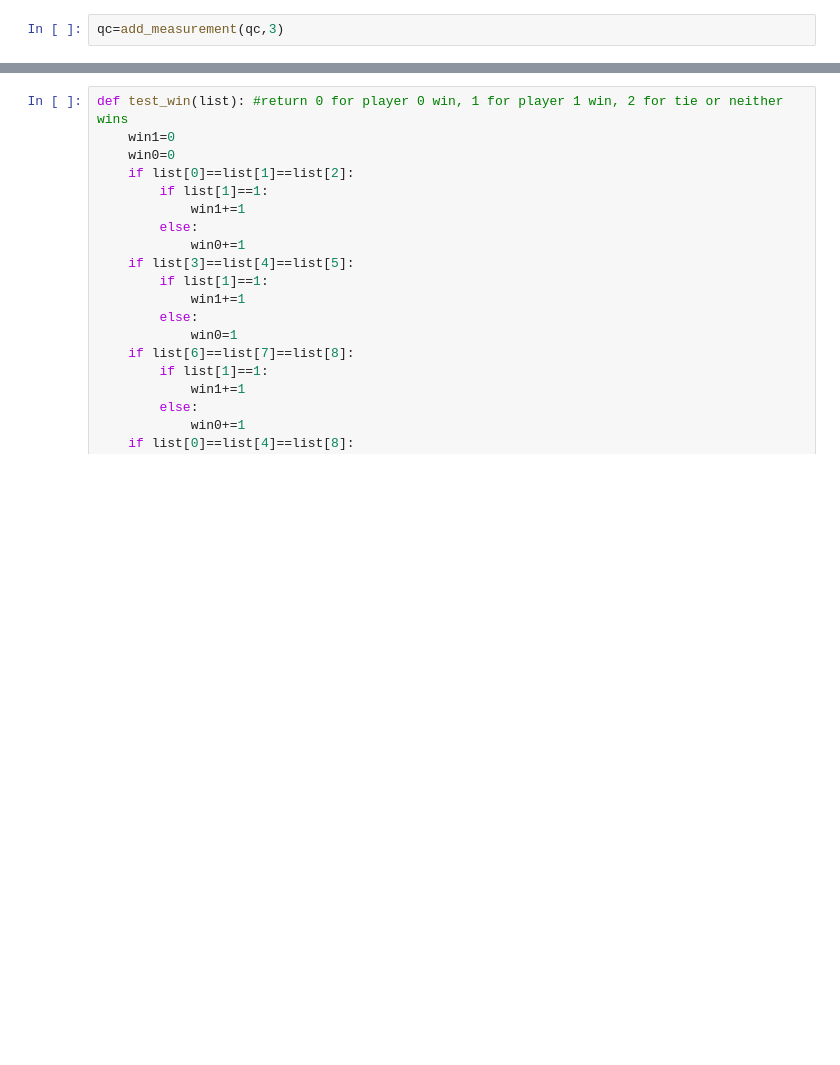
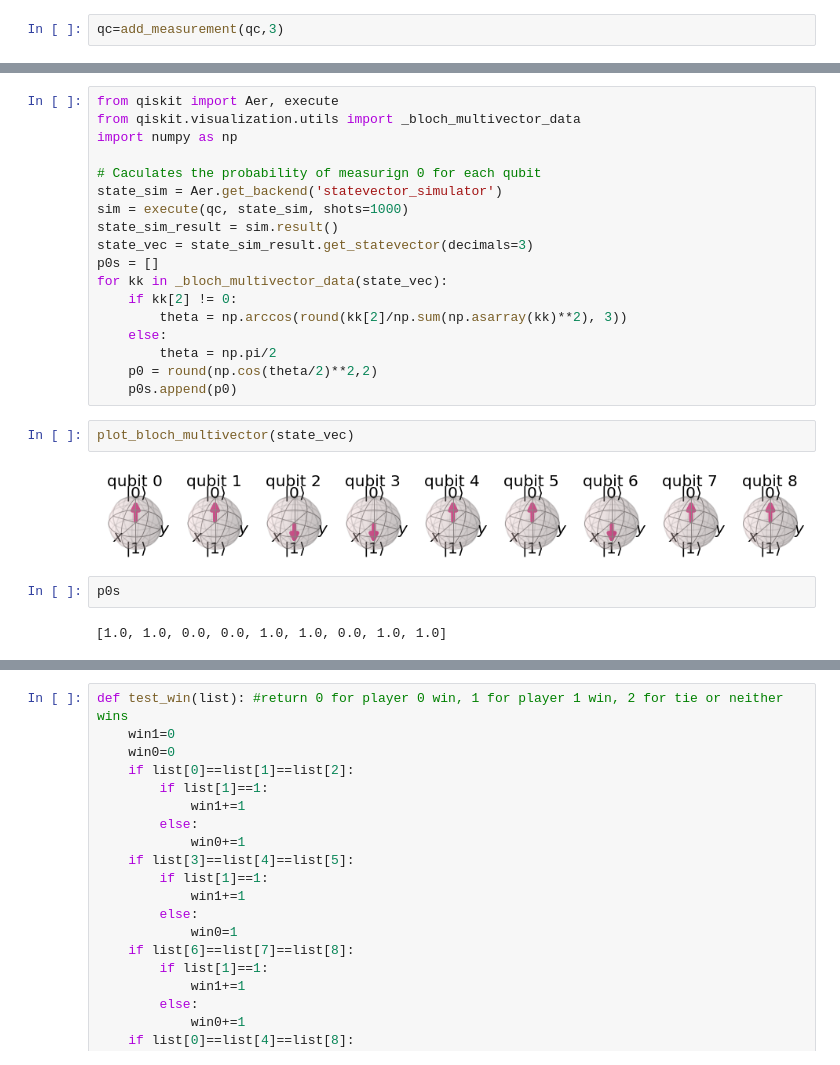
Before and after one commit to iQuHACK/2021_quanta, a Jupyter notebook: test felix.ipynb, the cells around one changed output, grey strips where cells are left out. Cells and saved outputs as stored; diff of their text form; blank space fills up the shorter version.

```diff
--- a/test felix.ipynb
+++ b/test felix.ipynb
@@ -123,3 +127,29 @@ expected_outcome(qc)
+# %%
+from qiskit import Aer, execute
+from qiskit.visualization.utils import _bloch_multivector_data
+import numpy as np
+
+# Caculates the probability of measurign 0 for each qubit
+state_sim = Aer.get_backend('statevector_simulator')
+sim = execute(qc, state_sim, shots=1000)
+state_sim_result = sim.result()
+state_vec = state_sim_result.get_statevector(decimals=3)
+p0s = []
+for kk in _bloch_multivector_data(state_vec):
+    if kk[2] != 0:
+        theta = np.arccos(round(kk[2]/np.sum(np.asarray(kk)**2), 3))
+    else:
+        theta = np.pi/2
+    p0 = round(np.cos(theta/2)**2,2)
+    p0s.append(p0)
+# %%
+plot_bloch_multivector(state_vec)
+# %% [output]
+[figure, added]
+# %%
+p0s
+# %% [output]
+[1.0, 1.0, 0.0, 0.0, 1.0, 1.0, 0.0, 1.0, 1.0]
 # %%
 qc.ry(-math.pi/2.,3)
 qc.draw()
```
Also changed, not shown: parts of 4 cells of this notebook, 2 other files.
